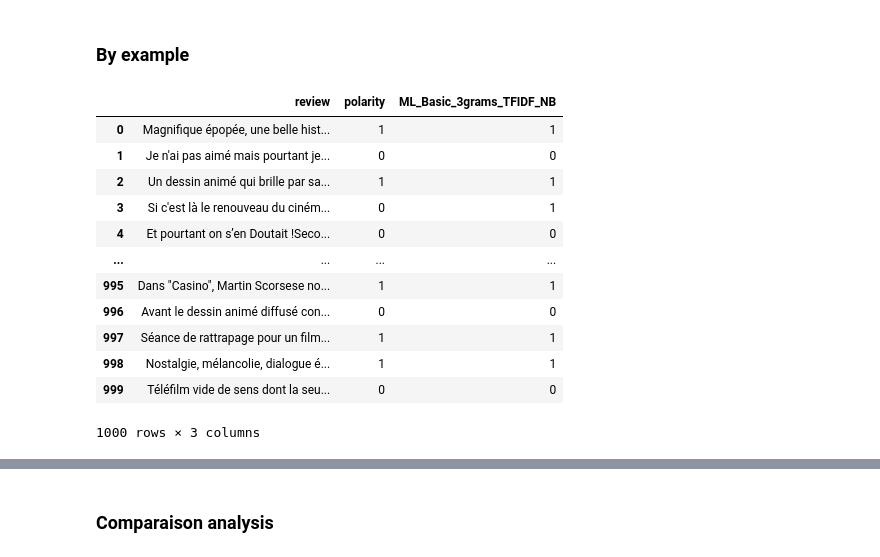
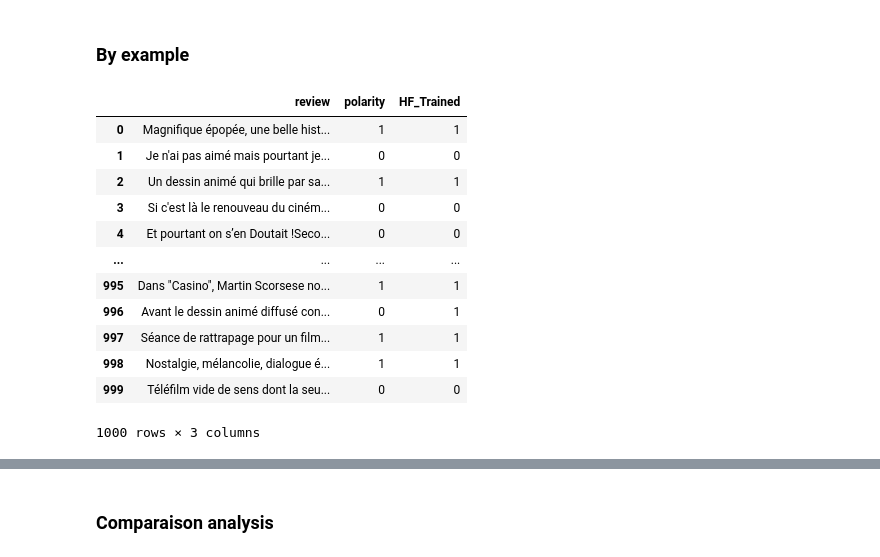
Before and after one commit to Vachonni/TrainingNLP, a Jupyter notebook: notebooks/FormationNLP-HF_Training.ipynb, the cells around one changed output, grey strips where cells are left out. Cells and saved outputs as stored; diff of their text form; code cells hidden in the pictures.

Commit message:
Completed HF_trained

```diff
--- a/notebooks/FormationNLP-HF_Training.ipynb
+++ b/notebooks/FormationNLP-HF_Training.ipynb
@@ -152,7 +178,7 @@ training_args = TrainingArguments(
     # logging_dir=config.base_dir + '/Logs',
     # logging_steps=10,
     evaluation_strategy='steps',
-    eval_steps=500,                                                                                                     # PUT MORE AROUND 500
+    eval_steps=10,                                                                                                     # PUT MORE AROUND 500
     load_best_model_at_end=True,
     metric_for_best_model='accuracy',
     greater_is_better=True,
@@ -171,4 +197,4 @@ trainer = Trainer(
 )
 
 # Train model
-trainer.train()
+# trainer.train()       ### RETIRER LE COMMENTAIRE POUR ENTRAINEMENT
@@ -179,6 +205,7 @@ KeyboardInterrupt:
 # %%
 # Load a trained model
-model = AutoModelForSequenceClassification.from_pretrained(config.base_dir + '/Model/checkpoint-1000')
+# model = AutoModelForSequenceClassification.from_pretrained(config.base_dir + '/Model_HF_Trained/checkpoint-1000')
+model = AutoModelForSequenceClassification.from_pretrained('Vachonni/TrainingNLP-SentiemntAnalysis-10pourcent')      # Sauvegardé sur HuggingFace pour sauver espace (Voir EXTRA ci-bas)
 
 # Define trainer
 trainer = Trainer(
@@ -282,18 +241,18 @@ weighted avg       0.93      0.93      0.93      1000
 # %% [markdown]
 ### By example
 # %%
-test_data['ML_Basic_3grams_TFIDF_NB'] = y_pred
+test_data['HF_Trained'] = preds
 test_data
 # %% [output]
-|  | review | polarity | ML_Basic_3grams_TFIDF_NB |
+|  | review | polarity | HF_Trained |
 | 0 | Magnifique épopée, une belle hist... | 1 | 1 |
 | 1 | Je n'ai pas aimé mais pourtant je... | 0 | 0 |
 | 2 | Un dessin animé qui brille par sa... | 1 | 1 |
-| 3 | Si c'est là le renouveau du ciném... | 0 | 1 |
+| 3 | Si c'est là le renouveau du ciném... | 0 | 0 |
 | 4 | Et pourtant on s’en Doutait !Seco... | 0 | 0 |
 | ... | ... | ... | ... |
 | 995 | Dans "Casino", Martin Scorsese no... | 1 | 1 |
-| 996 | Avant le dessin animé diffusé con... | 0 | 0 |
+| 996 | Avant le dessin animé diffusé con... | 0 | 1 |
 | 997 | Séance de rattrapage pour un film... | 1 | 1 |
 | 998 | Nostalgie, mélancolie, dialogue é... | 1 | 1 |
 | 999 | Téléfilm vide de sens dont la seu... | 0 | 0 |
```
Also changed, not shown: parts of 19 cells of this notebook, 2 other files.
